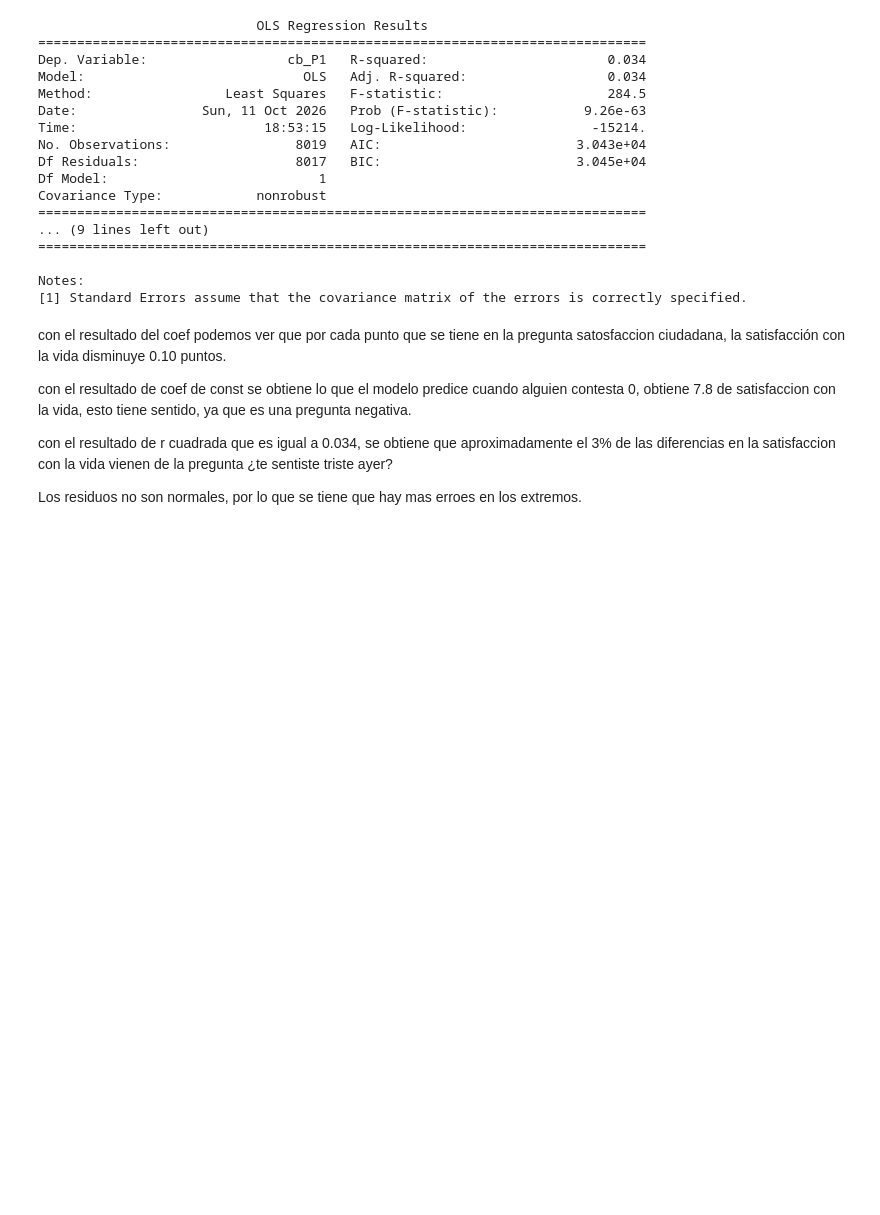
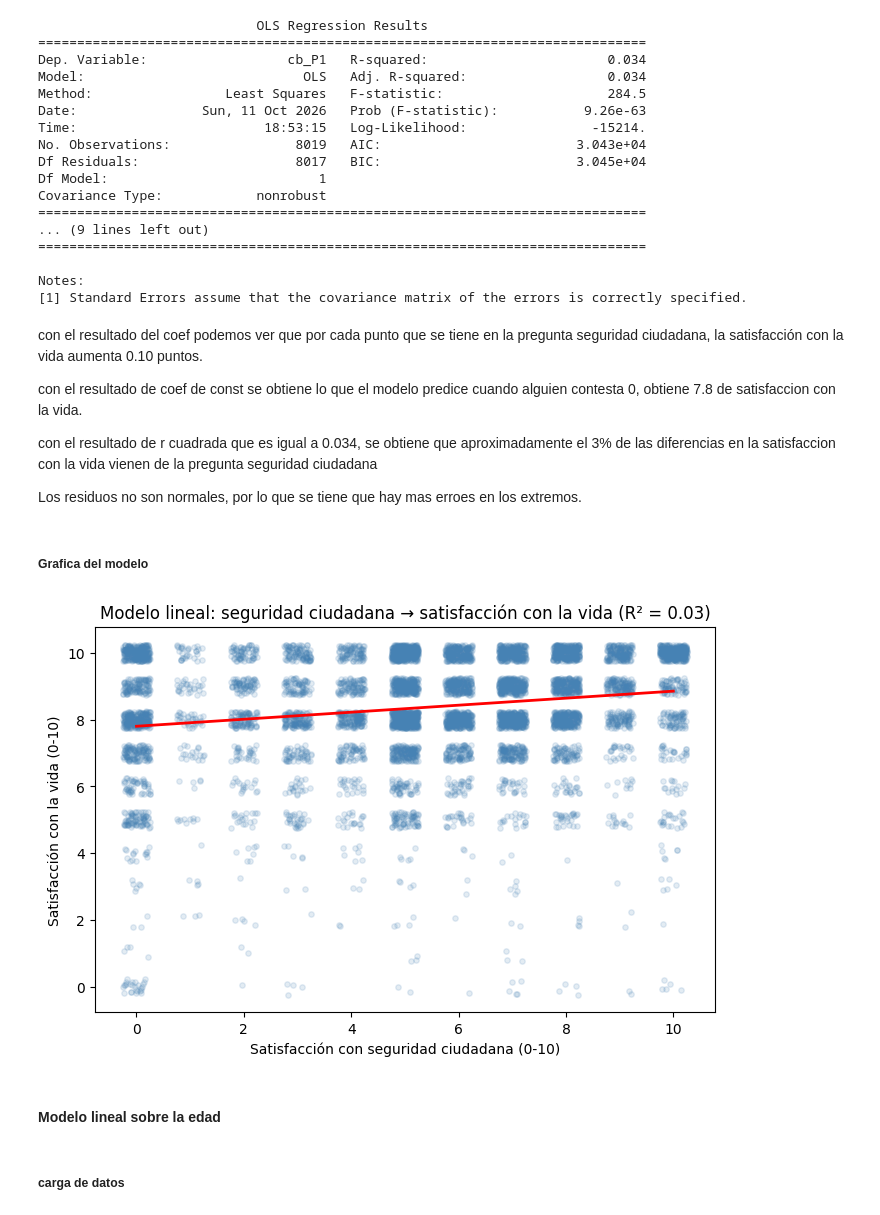
Before and after one commit to jcvzza/bienestar_y_felicidad_en_mexico_2021_2024, a Jupyter notebook: Modelos Lineales y Correlación (Práctica 5)/modelos_lineales_correlacion.ipynb, the cells around one changed output. Drawn from its saved outputs; the diff is of its cells as text; code cells hidden in the pictures; blank space fills up the shorter version.

Commit message:
# modelo lineal de edad

```diff
--- a/Modelos Lineales y Correlación (Práctica 5)/modelos_lineales_correlacion.ipynb
+++ b/Modelos Lineales y Correlación (Práctica 5)/modelos_lineales_correlacion.ipynb
@@ -274,10 +274,33 @@ Covariance Type:            nonrobust
 Notes:
 [1] Standard Errors assume that the covariance matrix of the errors is correctly specified.
 # %% [markdown]
-con el resultado del coef podemos ver que por cada punto que se tiene en la pregunta satosfaccion ciudadana, la satisfacción con la vida disminuye 0.10 puntos.
+con el resultado del coef podemos ver que por cada punto que se tiene en la pregunta seguridad ciudadana, la satisfacción con la vida aumenta 0.10 puntos.
 
-con el resultado de coef de const se obtiene lo que el modelo predice cuando alguien contesta 0, obtiene 7.8 de satisfaccion con la vida, esto tiene sentido, ya que es una pregunta negativa.
+con el resultado de coef de const se obtiene lo que el modelo predice cuando alguien contesta 0, obtiene 7.8 de satisfaccion con la vida.
 
-con el resultado de r cuadrada que es igual a 0.034, se obtiene que aproximadamente el 3% de las diferencias en la satisfaccion con la vida vienen de la pregunta ¿te sentiste triste ayer?
+con el resultado de r cuadrada que es igual a 0.034, se obtiene que aproximadamente el 3% de las diferencias en la satisfaccion con la vida vienen de la pregunta seguridad ciudadana
 
 Los residuos no son normales, por lo que se tiene que hay mas erroes en los extremos.
+# %% [markdown]
+##### Grafica del modelo
+# %%
+rng = np.random.default_rng(42)
+x_jit = X_p5_7['cb_P5_7'] + rng.uniform(-0.25, 0.25, len(X_p5_7))
+y_jit = y_p5_7 + rng.uniform(-0.25, 0.25, len(y_p5_7))
+
+x_linea = pd.DataFrame({'cb_P5_7': np.linspace(0, 10, 100)})
+y_linea = modelo_sm_p5_7.predict(sm.add_constant(x_linea))
+
+plt.figure(figsize=(8, 5))
+plt.scatter(x_jit, y_jit, alpha=0.15, color='steelblue', s=15)
+plt.plot(x_linea['cb_P5_7'], y_linea, color='red', linewidth=2)
+plt.title(f'Modelo lineal: seguridad ciudadana → satisfacción con la vida (R² = {modelo_sm_p5_7.rsquared:.2f})')
+plt.xlabel('Satisfacción con seguridad ciudadana (0-10)')
+plt.ylabel('Satisfacción con la vida (0-10)')
+plt.show()
+# %% [output]
+[figure, added]
+# %% [markdown]
+#### Modelo lineal sobre la edad
+# %% [markdown]
+##### carga de datos
```
Also changed, not shown: parts of 6 cells of this notebook.
